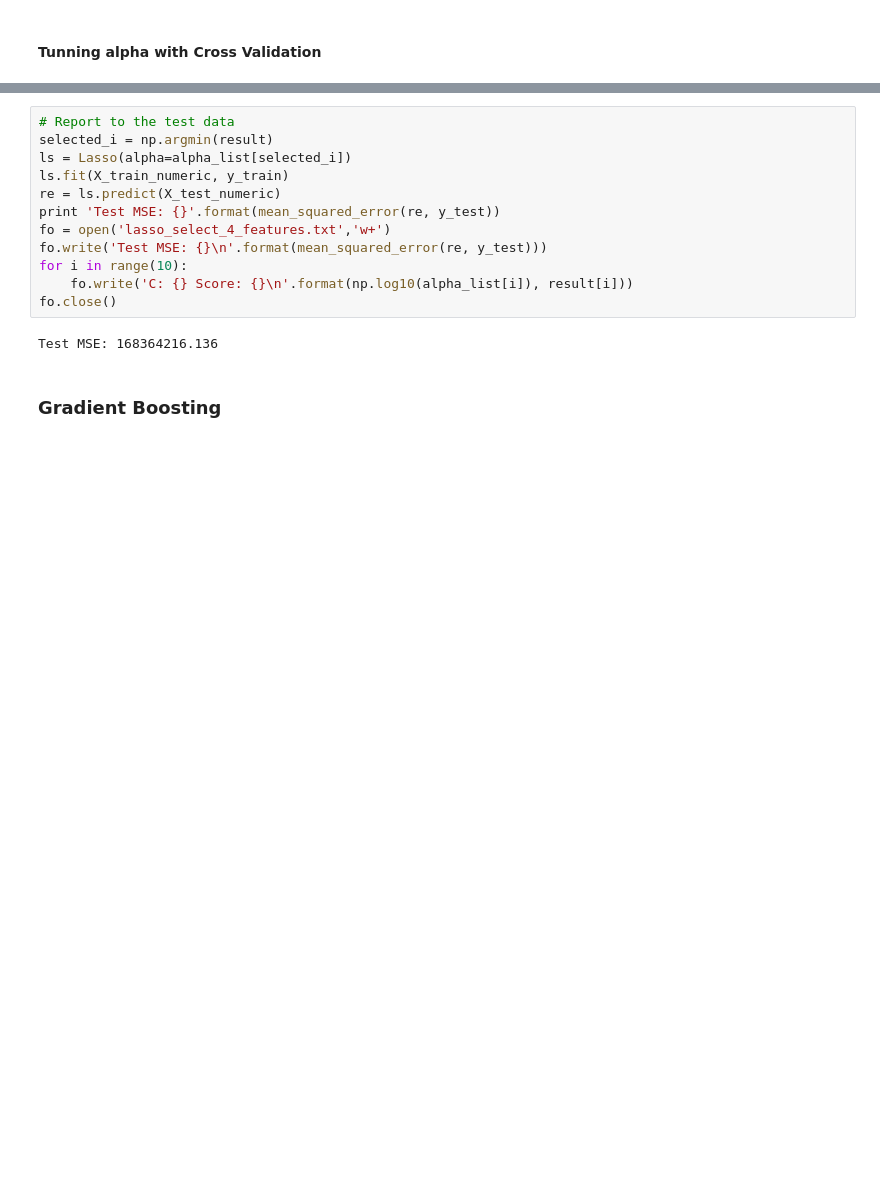
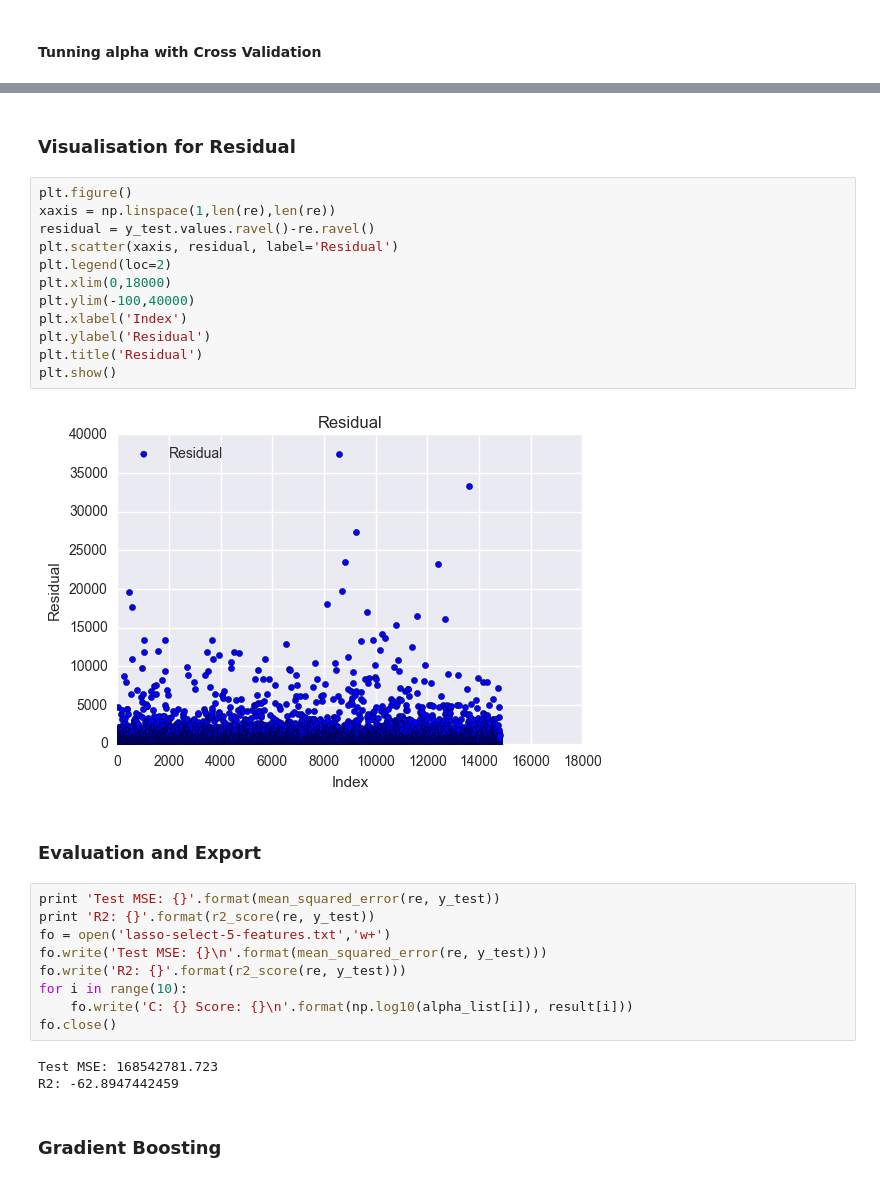
Before and after one commit to Charlespartina/DS1001-Project, a Jupyter notebook: notebook/Final Project.ipynb, the cells around one changed output, grey strips where cells are left out. Cells and saved outputs as stored; diff of their text form; blank space fills up the shorter version.

```diff
--- a/notebook/Final Project.ipynb
+++ b/notebook/Final Project.ipynb
@@ -265,17 +271,33 @@ plt.show()
+# %% [markdown]
+### Visualisation for Residual
+# %%
+plt.figure()
+xaxis = np.linspace(1,len(re),len(re))
+residual = y_test.values.ravel()-re.ravel()
+plt.scatter(xaxis, residual, label='Residual')
+plt.legend(loc=2)
+plt.xlim(0,18000)
+plt.ylim(-100,40000)
+plt.xlabel('Index')
+plt.ylabel('Residual')
+plt.title('Residual')
+plt.show()
+# %% [output]
+[figure, added]
+# %% [markdown]
+### Evaluation and Export
 # %%
-# Report to the test data
-selected_i = np.argmin(result)
-ls = Lasso(alpha=alpha_list[selected_i])
-ls.fit(X_train_numeric, y_train)
-re = ls.predict(X_test_numeric)
 print 'Test MSE: {}'.format(mean_squared_error(re, y_test))
-fo = open('lasso_select_4_features.txt','w+')
+print 'R2: {}'.format(r2_score(re, y_test))
+fo = open('lasso-select-5-features.txt','w+')
 fo.write('Test MSE: {}\n'.format(mean_squared_error(re, y_test)))
+fo.write('R2: {}'.format(r2_score(re, y_test)))
 for i in range(10):
     fo.write('C: {} Score: {}\n'.format(np.log10(alpha_list[i]), result[i]))
 fo.close()
 # %% [output]
-Test MSE: 168364216.136
+Test MSE: 168542781.723
+R2: -62.8947442459
 # %% [markdown]
 ### Gradient Boosting
 # %%
```
Also changed, not shown: parts of 9 cells of this notebook, 3 other files.
